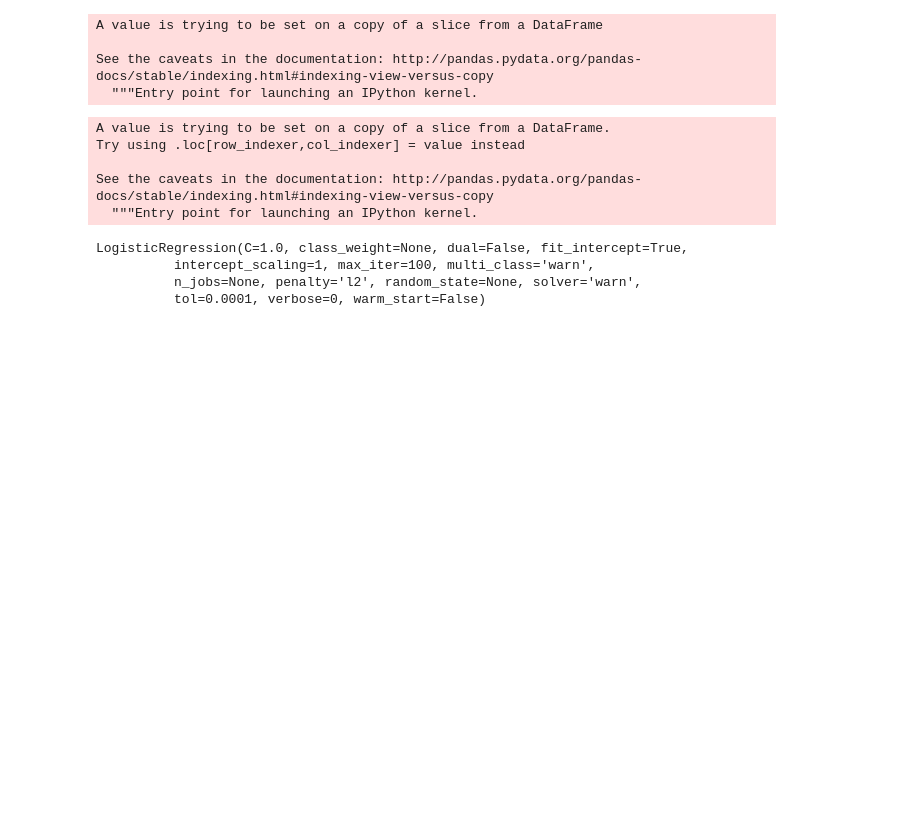
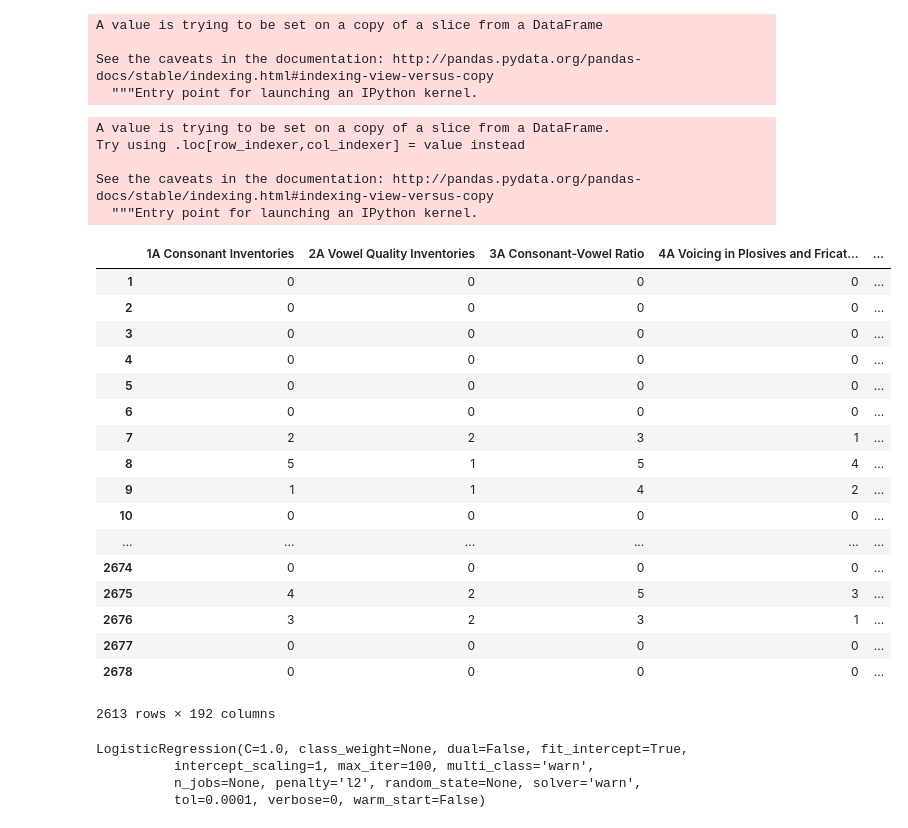
Before and after one commit to micahluedtke/linguistic_biodiversity, a Jupyter notebook: 01_code/Languages.ipynb, the cells around one changed output. Saved outputs shown, nothing was run; the diff lists cells and outputs as text; code cells hidden in the pictures; blank space fills up the shorter version.

```diff
--- a/01_code/Languages.ipynb
+++ b/01_code/Languages.ipynb
@@ -489,4 +509,25 @@ from sklearn.metrics import accuracy_score
 from sklearn.model_selection import train_test_split
 # %%
 wals_quick = wals.dropna()
+# %%
+wals_quick.iloc[:,10:202]
+# %% [output]
+|  | 1A Consonant Inventories | 2A Vowel Quality Inventories | 3A Consonant-Vowel Ratio | 4A Voicing in Plosives and Fricat... | ... |
+| 1 | 0 | 0 | 0 | 0 | ... |
+| 2 | 0 | 0 | 0 | 0 | ... |
+| 3 | 0 | 0 | 0 | 0 | ... |
+| 4 | 0 | 0 | 0 | 0 | ... |
+| 5 | 0 | 0 | 0 | 0 | ... |
+| 6 | 0 | 0 | 0 | 0 | ... |
+| 7 | 2 | 2 | 3 | 1 | ... |
+| 8 | 5 | 1 | 5 | 4 | ... |
+| 9 | 1 | 1 | 4 | 2 | ... |
+| 10 | 0 | 0 | 0 | 0 | ... |
+| ... | ... | ... | ... | ... | ... |
+| 2674 | 0 | 0 | 0 | 0 | ... |
+| 2675 | 4 | 2 | 5 | 3 | ... |
+| 2676 | 3 | 2 | 3 | 1 | ... |
+| 2677 | 0 | 0 | 0 | 0 | ... |
+| 2678 | 0 | 0 | 0 | 0 | ... |
+2613 rows × 192 columns
 # %%
```
Also changed, not shown: parts of 19 cells of this notebook, 4 other files.
